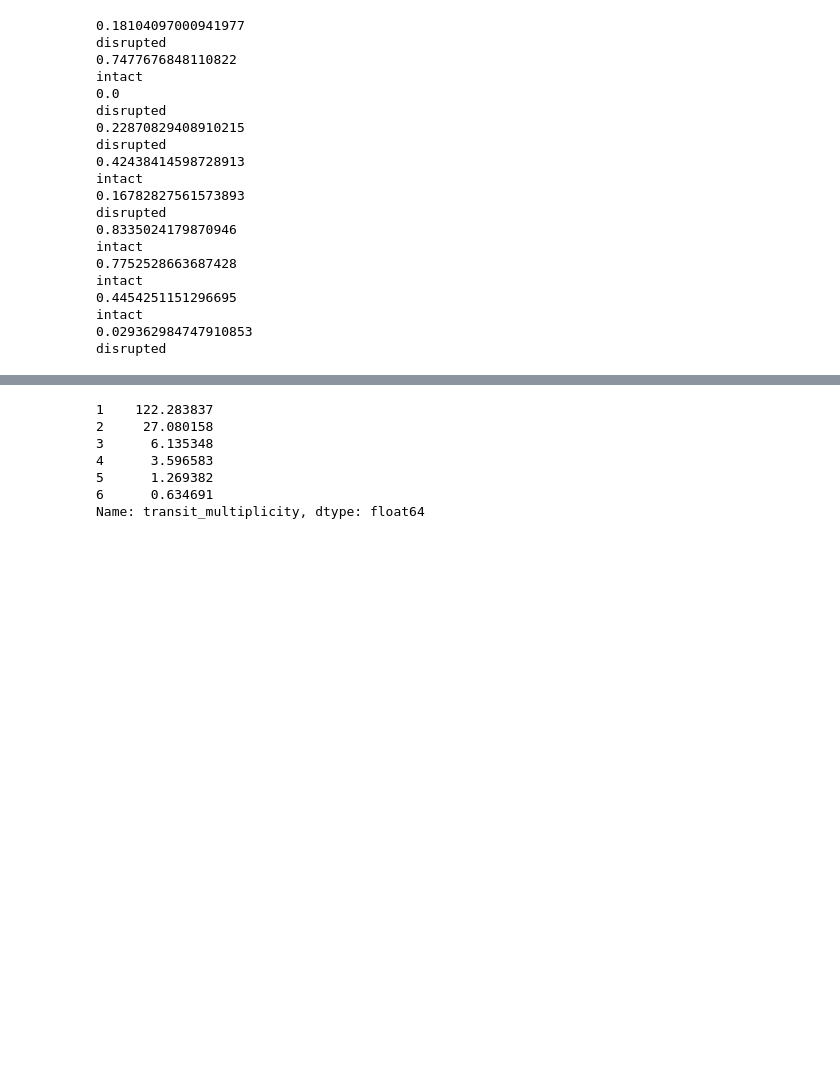
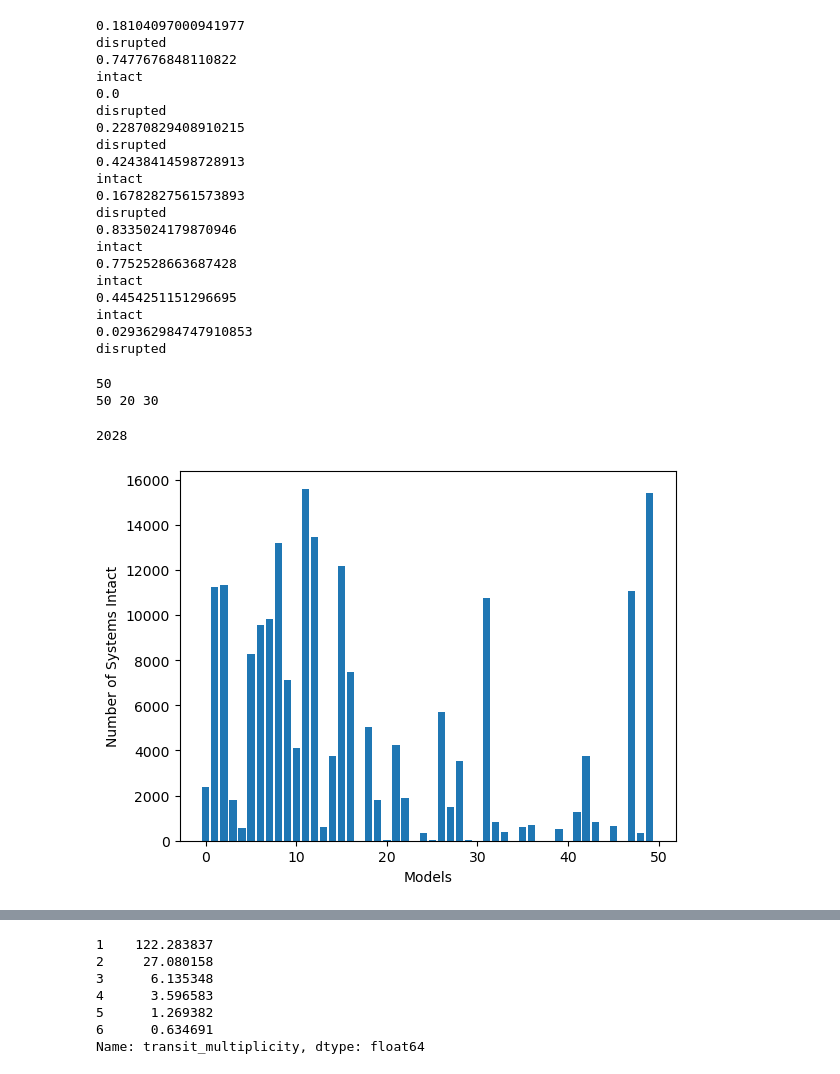
Before and after one commit to exoclam/sculpting, a Jupyter notebook: synthetic-posteriors.ipynb, the cells around one changed output, grey strips where cells are left out. Cells and saved outputs as stored; diff of their text form; code cells hidden in the pictures; blank space fills up the shorter version.

Commit message:
better m and b param space exploration of continuous models

```diff
--- a/synthetic-posteriors.ipynb
+++ b/synthetic-posteriors.ipynb
@@ -997,12 +997,23 @@ for sample in range(1):
 """
 # %%
 # get file names and order by time of file creation
-# previously did it with /cont/transit_data_cont_*.csv
-file_names = sorted(glob(path+'continuous_models/transit_data_*.csv'), key=os.path.getmtime)
+file_names1 = sorted(glob(path+'continuous_models/transit_data_*.csv'), key=os.path.getmtime)
+file_names2 = sorted(glob(path+'continuous_models/lowm_transit_data_cont*.csv'), key=os.path.getmtime)
+file_names = file_names1 + file_names2
+print(len(file_names))
 
 # create dfs as part of a dict
-dfs = {i: pd.read_csv(path+'continuous_models/transit_data_'+str(i)+'.csv',
-                      converters={'transit_status': eval}) for i in range(len(file_names))}
+dfs1 = {i: pd.read_csv(path+'continuous_models/transit_data_'+str(i)+'.csv',
+                      converters={'transit_status': eval}) for i in range(len(file_names1))}
+dfs2 = {i+20: pd.read_csv(path+'continuous_models/lowm_transit_data_cont_'+str(i)+'.csv',
+                      converters={'transit_status': eval}) for i in range(len(file_names2))}
+dfs = {**dfs1, **dfs2} # union of the two dfs; be careful, these are shallow copies and possible abuse of **
+print(len(dfs), len(dfs1), len(dfs2))
+
+# control
 df_control = pd.read_csv(path+'continuous_models/control.csv',
                         converters={'transit_status': eval})
 #print(dfs[0].head())
+# %% [output]
+50
+50 20 30
@@ -1008,0 +1031,21 @@ df_control = pd.read_csv(path+'continuous_models/control.csv',
+# %%
+intacts = []
+for i in range(len(file_names)):
+    #intact = dfs[i][dfs[i]['transit_status'].map(len) >= 5]
+    intact = dfs[i][dfs[i].transit_status.str.len() >= 5]
+    #intact = len(dfs[i].loc[len(dfs[i].transit_status) >= 5])
+    #print(len(intact))
+    intacts.append(len(intact))
+    #print(logL)
+
+intact_control = len(df_control[df_control.transit_status.str.len() >= 5])
+print(intact_control)
+
+# plot log likelihood per model
+plt.bar(range(50), intacts)
+plt.xlabel('Models')
+plt.ylabel('Number of Systems Intact')
+plt.show()
+# %% [output]
+2028
+[figure, added]
```
Also changed, not shown: parts of 11 cells of this notebook.
